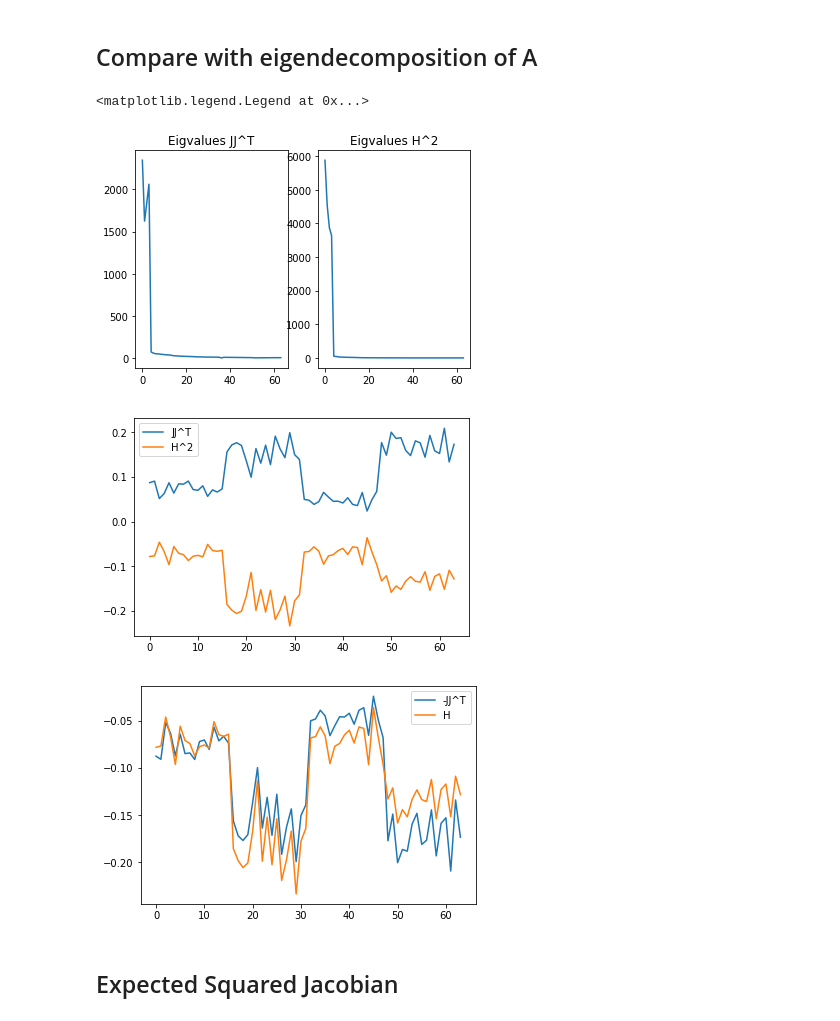
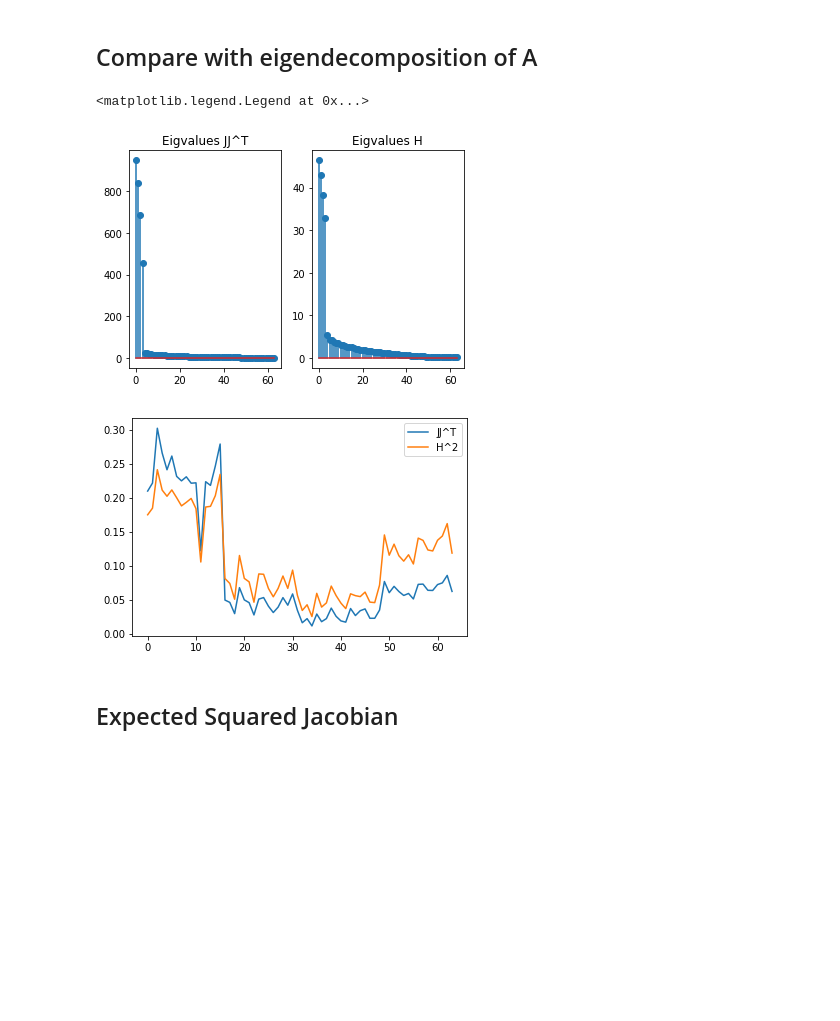
Before and after one commit to reysam93/Graph_Deep_Decoder, a Jupyter notebook: 2Layer_Decoder_Exps/analyzing_jacobian.ipynb, the cells around one changed output. Saved outputs shown, nothing was run; the diff lists cells and outputs as text; code cells hidden in the pictures; blank space fills up the shorter version.

```diff
--- a/2Layer_Decoder_Exps/analyzing_jacobian.ipynb
+++ b/2Layer_Decoder_Exps/analyzing_jacobian.ipynb
@@ -23,10 +25,16 @@ Gs = {}
 Gs['type'] = ds.SBM
 Gs['N'] = 64  # 256  # 64
 Gs['k'] = 4
-Gs['p'] = 0.7  # 0.25  # 0.6
 Gs['type_z'] = ds.CONT
-Gs['q'] = 0.015  # 0.004  # 0.015
-#Gs['q'] = [[0, 0.0075, 0, 0.0],
+
+if Gs['N'] >= 256:
+    Gs['p'] = 0.25
+    Gs['q'] = 0.1*Gs['k']/Gs['N'] # 0.003
+else:
+    Gs['p'] = 0.7
+    Gs['q'] = 0.015  # 0.004  # 0.015
+
+    #Gs['q'] = [[0, 0.0075, 0, 0.0],
 #           [0.0075, 0, 0.004, 0.0025],
 #           [0, 0.004, 0, 0.005],
 #           [0, 0.0025, 0.005, 0]]
@@ -97,0 +64,14 @@ Time for computing eig: 0.0029916763305664062
+# %%
+fts = 150  # 300  # 600
+dec = GraphDecoder(fts, H)
+dec_copy = copy.deepcopy(dec)
+model = Model(dec_copy, epochs=1)
+model.fit(x_dw.x)
+
+JJ_an = dec.analytical_squared_jacobian()
+JJ_aut = model.arch.autograd_squared_jacobian()
+
+t1 = time.time()
+Sigmas_an, U_an = utils.ordered_eig(JJ_an)
+Sigmas_aut, U_aut = utils.ordered_eig(JJ_aut)
+print('Time for computing eig:', time.time()-t1)
@@ -171,33 +153,25 @@ Text(0.5,0,'Eigenvectors')
 # %% [markdown]
 ## Compare with eigendecomposition of A
 # %%
-eigval_H, V_H = np.linalg.eig(H)
-# make sure eigenvalues are sorted
-idx = np.flip(np.argsort(eigval_H), axis=0)
-eigval_H = eigval_H[idx]
-V_H = V_H[:, idx]
+eigval_H, V_H = utils.ordered_eig(H)
+
+U_an = utils.choose_eig_sign(U_an, V_H)
 
 plt.subplot(121)
-plt.plot(Sigmas_an)
+plt.stem(Sigmas_an)
 plt.title('Eigvalues JJ^T')
 plt.subplot(122)
-plt.plot(eigval_H**2)
-plt.title('Eigvalues H^2')
+plt.stem(eigval_H)
+plt.title('Eigvalues H')
 
 plt.figure()
 plt.plot(U_an[:,0])
 plt.plot(V_H[:,0])
 plt.legend(['JJ^T','H^2'])
-
-plt.figure()
-plt.plot(-U_an[:,0])
-plt.plot(V_H[:,0])
-plt.legend(['-JJ^T','H'])
 # %% [output]
 <matplotlib.legend.Legend at 0x...>
-[figure, old version]
+[figure, new version]
-[figure, old version]
+[figure, new version]
-[figure, removed]
 # %% [markdown]
 ## Expected Squared Jacobian
 # %%
```
Also changed, not shown: parts of 26 cells of this notebook, 7 other files.
